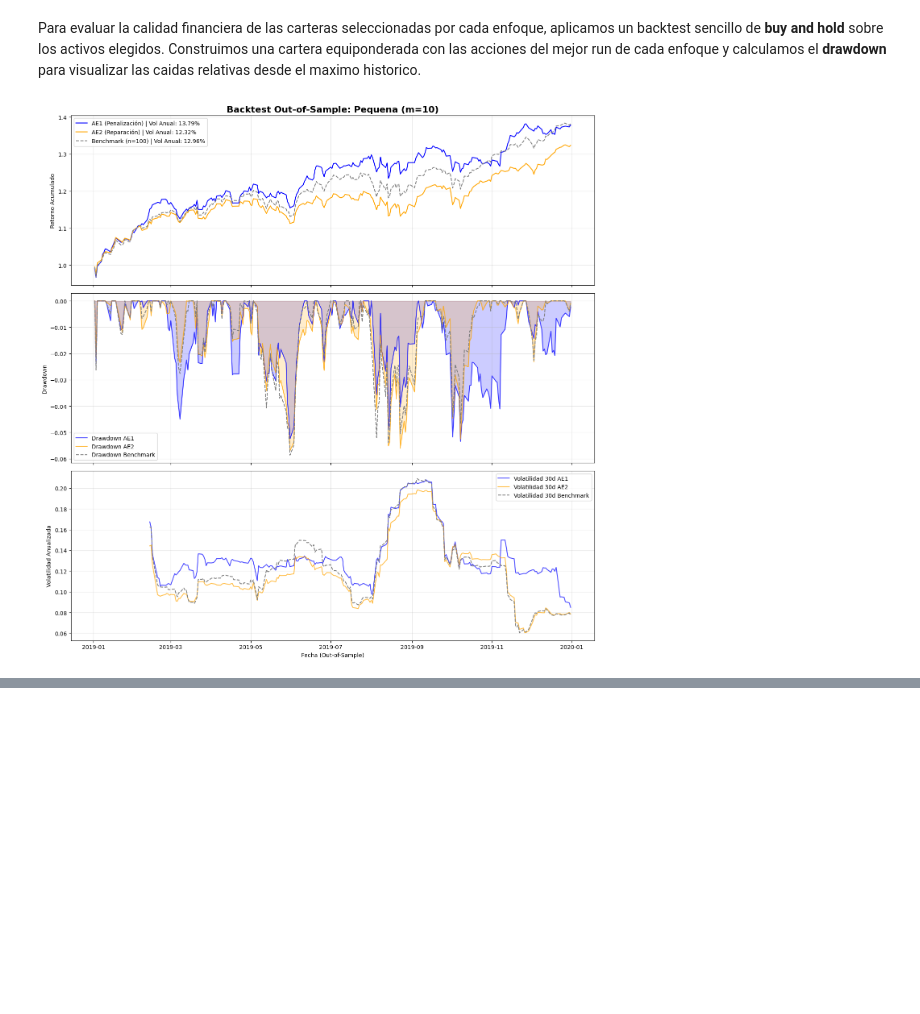
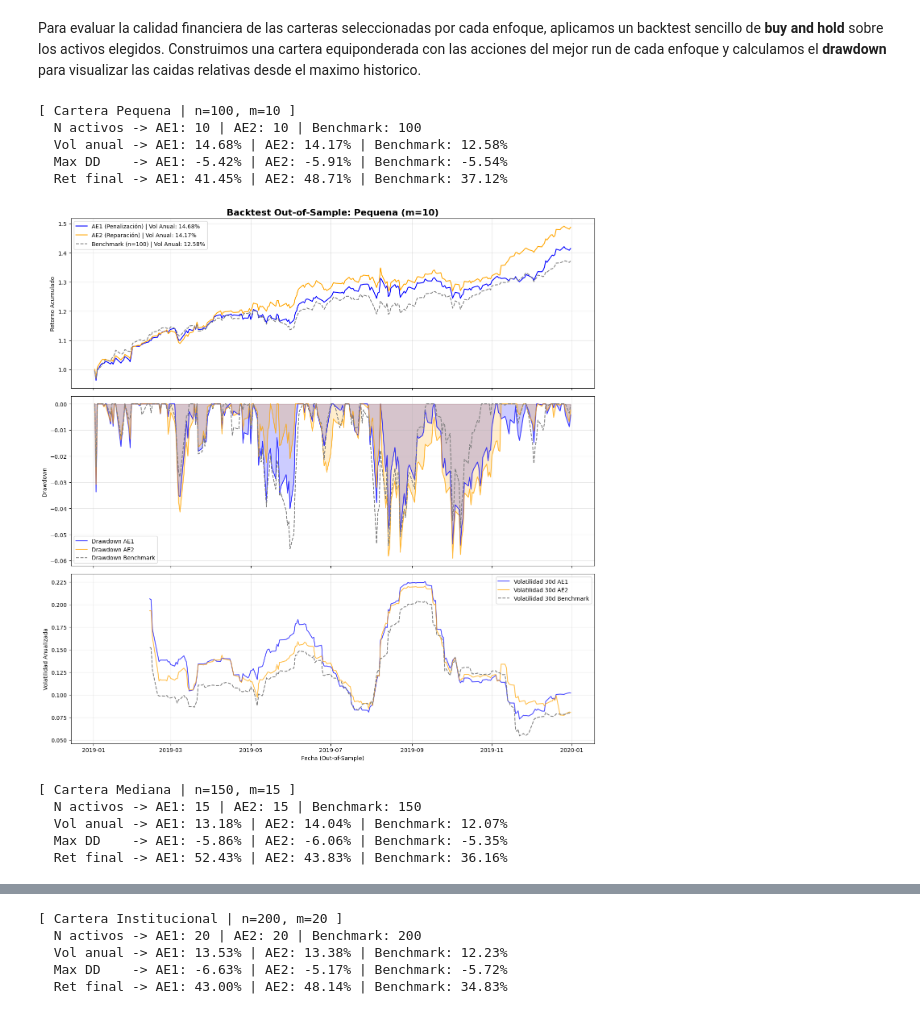
Before and after one commit to oscarveral/biostock, a Jupyter notebook: notebooks/correlation.ipynb, the cells around one changed output, grey strips where cells are left out. Saved outputs shown, nothing was run; the diff lists cells and outputs as text; code cells hidden in the pictures; blank space fills up the shorter version.

```diff
--- a/notebooks/correlation.ipynb
+++ b/notebooks/correlation.ipynb
@@ -161,7 +161,7 @@ El bucle iterativo de la función siguiente somete a las carteras a un proceso d
 
 Para asegurar la convergencia hacia la cartera óptima, utilizamos elitismo: la composición de la mejor cartera histórica se guarda intacta y pasa directamente a la siguiente generación, impidiendo que el azar del mercado (los operadores de cruce y mutación) destruya una solución defensiva perfecta que se había encontrado.
 # %%
-def run_evolutionary_algorithm(eval_func, dist_matrix, n, m, pop_size=50, generations=100, pc=0.6):
+def run_evolutionary_algorithm(eval_func, dist_matrix, n, m, pop_size=50, generations=100, pc=0.6, repair_func=None):
     pm = 1 / n # Probabilidad de mutación.
     population = init_population(pop_size, n)
 
@@ -170,6 +170,11 @@ def run_evolutionary_algorithm(eval_func, dist_matrix, n, m, pop_size=50, genera
     global_best_ind = None
 
     for gen in range(generations):
+        # En AE2 reparamos la población para que cada individuo sea factible
+        # (exactamente m activos) antes de evaluar y de almacenarlo como mejor.
+        if repair_func is not None:
+            population = [repair_func(ind, m) for ind in population]
+
         # Evaluar población.
         fitnesses = [eval_func(ind, dist_matrix, m) for ind in population]
 
@@ -247,12 +252,13 @@ for case in test_cases:
         hist_ae1.append(hist)
         ind_ae1.append(best_ind)
 
-    # Ejecuciones AE2
+    # Ejecuciones AE2 (reparamos la poblacion para almacenar carteras factibles)
     for i in range(num_runs):
         np.random.seed(i)
         random.seed(i)
         best_fit, hist, best_ind = run_evolutionary_algorithm(
-            evaluate_ae2, current_dist_matrix, n_test, m_test, pop_size, generations
+            evaluate_ae2, current_dist_matrix, n_test, m_test, pop_size, generations,
+            repair_func=repair_chromosome
         )
         res_ae2.append(best_fit)
         hist_ae2.append(hist)
@@ -392,8 +406,9 @@ def calculate_drawdown(cum_ret):
 for case_name, data_case in all_results.items():
 
     # Selección de los mejores cromosomas generados en la fase de entrenamiento.
-    best_run_idx_ae1 = np.argmin(data_case["AE1_res"])
-    best_run_idx_ae2 = np.argmin(data_case["AE2_res"])
+    # AE*_res almacena la diversidad (mayor es mejor), por lo que usamos argmax.
+    best_run_idx_ae1 = np.argmax(data_case["AE1_res"])
+    best_run_idx_ae2 = np.argmax(data_case["AE2_res"])
 
     best_portfolio_ae1 = data_case["AE1_ind"][best_run_idx_ae1]
     best_portfolio_ae2 = data_case["AE2_ind"][best_run_idx_ae2]
@@ -401,7 +416,7 @@ for case_name, data_case in all_results.items():
     idx_ae1 = np.where(best_portfolio_ae1 == 1)[0]
     idx_ae2 = np.where(best_portfolio_ae2 == 1)[0]
 
-    valid_tickers_case = tickers[:data_case["n"]]
+    valid_tickers_case = valid_tickers[:data_case["n"]]
     tickers_ae1 = [valid_tickers_case[i] for i in idx_ae1]
     tickers_ae2 = [valid_tickers_case[i] for i in idx_ae2]
 
@@ -432,37 +447,54 @@ for case_name, data_case in all_results.items():
     dd_ae1 = calculate_drawdown(cum_returns_ae1)
     dd_ae2 = calculate_drawdown(cum_returns_ae2)
     dd_benchmark = calculate_drawdown(cum_benchmark)
+
+    # Resumen numérico para interpretar el backtest
+    print(f"\n[ Cartera {case_name} | n={data_case['n']}, m={data_case['m']} ]")
+    print(f"  N activos -> AE1: {len(tickers_ae1_safe)} | AE2: {len(tickers_ae2_safe)} | Benchmark: {len(valid_tickers_case_safe)}")
+    print(f"  Vol anual -> AE1: {vol_ae1:.2%} | AE2: {vol_ae2:.2%} | Benchmark: {vol_bench:.2%}")
+    print(f"  Max DD    -> AE1: {dd_ae1.min():.2%} | AE2: {dd_ae2.min():.2%} | Benchmark: {dd_benchmark.min():.2%}")
+    print(f"  Ret final -> AE1: {cum_returns_ae1.iloc[-1]-1:.2%} | AE2: {cum_returns_ae2.iloc[-1]-1:.2%} | Benchmark: {cum_benchmark.iloc[-1]-1:.2%}")
 
     fig, (ax1, ax2, ax3) = plt.subplots(3, 1, figsize=(14, 14), sharex=True)
 
     ax1.plot(cum_returns_ae1, label=f'AE1 (Penalización) | Vol Anual: {vol_ae1:.2%}', color='blue')
     ax1.plot(cum_returns_ae2, label=f'AE2 (Reparación) | Vol Anual: {vol_ae2:.2%}', color='orange')
     ax1.plot(cum_benchmark, label=f'Benchmark (n={data_case["n"]}) | Vol Anual: {vol_bench:.2%}', color='gray', linestyle='--')
     ax1.set_title(f'Backtest Out-of-Sample: {case_name} (m={data_case["m"]})', fontsize=16, fontweight='bold')
     ax1.set_ylabel('Retorno Acumulado')
     ax1.legend()
     ax1.grid(True, alpha=0.3)
 
     ax2.fill_between(dd_ae1.index, dd_ae1, 0, color='blue', alpha=0.2)
     ax2.plot(dd_ae1, label='Drawdown AE1', color='blue', alpha=0.7)
 
     ax2.fill_between(dd_ae2.index, dd_ae2, 0, color='orange', alpha=0.2)
     ax2.plot(dd_ae2, label='Drawdown AE2', color='orange', alpha=0.7)
 
     ax2.plot(dd_benchmark, label='Drawdown Benchmark', color='gray', linestyle='--')
     ax2.set_ylabel('Drawdown')
     ax2.legend()
     ax2.grid(True, alpha=0.3)
 
     ax3.plot(rolling_vol_ae1, label='Volatilidad 30d AE1', color='blue', alpha=0.7)
     ax3.plot(rolling_vol_ae2, label='Volatilidad 30d AE2', color='orange', alpha=0.7)
     ax3.plot(rolling_vol_bench, label='Volatilidad 30d Benchmark', color='gray', linestyle='--')
     ax3.set_ylabel('Volatilidad Anualizada')
     ax3.set_xlabel('Fecha (Out-of-Sample)')
     ax3.legend()
     ax3.grid(True, alpha=0.3)
 
     plt.tight_layout()
     plt.show()
 # %% [output]
+[ Cartera Pequena | n=100, m=10 ]
+  N activos -> AE1: 10 | AE2: 10 | Benchmark: 100
+  Vol anual -> AE1: 14.68% | AE2: 14.17% | Benchmark: 12.58%
+  Max DD    -> AE1: -5.42% | AE2: -5.91% | Benchmark: -5.54%
+  Ret final -> AE1: 41.45% | AE2: 48.71% | Benchmark: 37.12%
-[figure, old version]
+[figure, new version]
+[ Cartera Mediana | n=150, m=15 ]
+  N activos -> AE1: 15 | AE2: 15 | Benchmark: 150
+  Vol anual -> AE1: 13.18% | AE2: 14.04% | Benchmark: 12.07%
+  Max DD    -> AE1: -5.86% | AE2: -6.06% | Benchmark: -5.35%
+  Ret final -> AE1: 52.43% | AE2: 43.83% | Benchmark: 36.16%
@@ -469,0 +502,5 @@ for case_name, data_case in all_results.items():
+[ Cartera Institucional | n=200, m=20 ]
+  N activos -> AE1: 20 | AE2: 20 | Benchmark: 200
+  Vol anual -> AE1: 13.53% | AE2: 13.38% | Benchmark: 12.23%
+  Max DD    -> AE1: -6.63% | AE2: -5.17% | Benchmark: -5.72%
+  Ret final -> AE1: 43.00% | AE2: 48.14% | Benchmark: 34.83%
```
Also changed, not shown: parts of 6 cells of this notebook, 5 other files.
